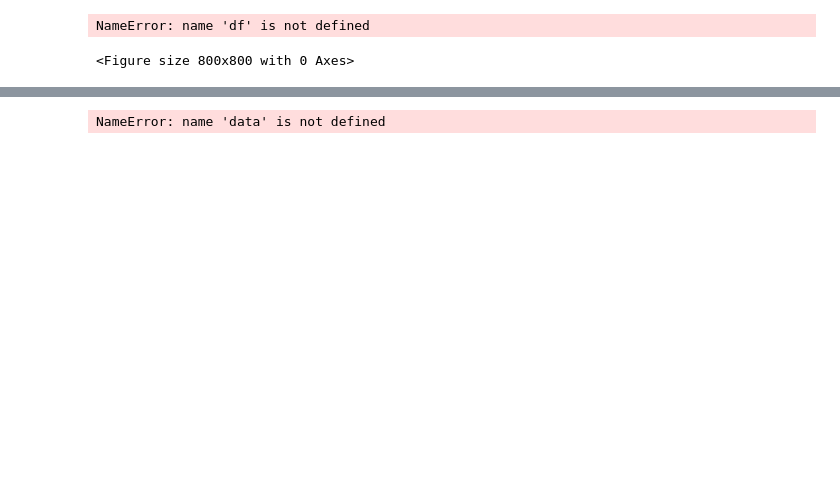
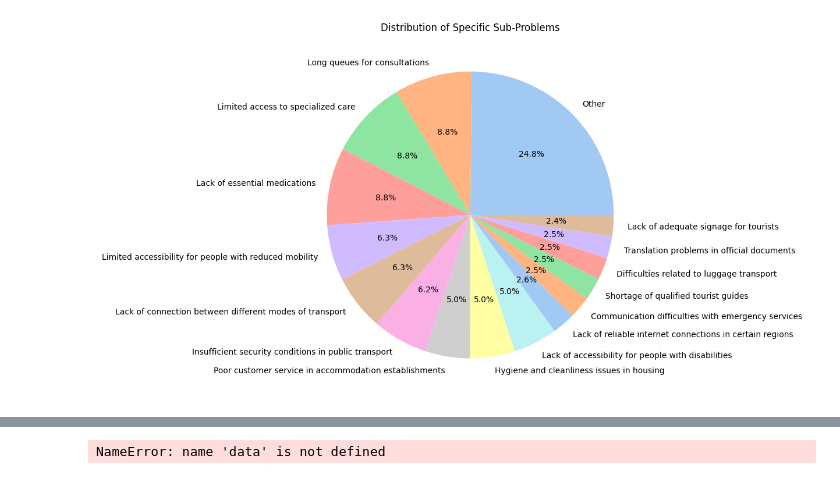
Before and after one commit to abdeladime2003/Canalyse-2025, a Jupyter notebook: DATA_ML/analyses.ipynb, the cells around one changed output, grey strips where cells are left out. Saved outputs shown, nothing was run; the diff lists cells and outputs as text; code cells hidden in the pictures; blank space fills up the shorter version.

```diff
--- a/DATA_ML/analyses.ipynb
+++ b/DATA_ML/analyses.ipynb
@@ -42,19 +51,16 @@ plt.show()
 # %%
 import matplotlib.pyplot as plt
 import seaborn as sns
 
 plt.figure(figsize=(8, 8))
-# Créer le diagramme circulaire
-df['Sous-problème spécifique'].value_counts().plot.pie(autopct='%1.1f%%',  colors=sns.color_palette('pastel'))
+# Create the pie chart
+data['Specific Sub-Problem'].value_counts().plot.pie(autopct='%1.1f%%',  colors=sns.color_palette('pastel'))
 
-
-
-plt.title('Répartition des sous-problèmes spécifiques')
+plt.title('Distribution of Specific Sub-Problems')
 plt.ylabel('')
 plt.show()
 # %% [output]
-NameError: name 'df' is not defined
-<Figure size 800x800 with 0 Axes>
+[figure, added]
 # %%
 coords = {
     "Agadir": [30.427755, -9.598107],
```
Also changed, not shown: parts of 6 cells of this notebook, 38 other files.
